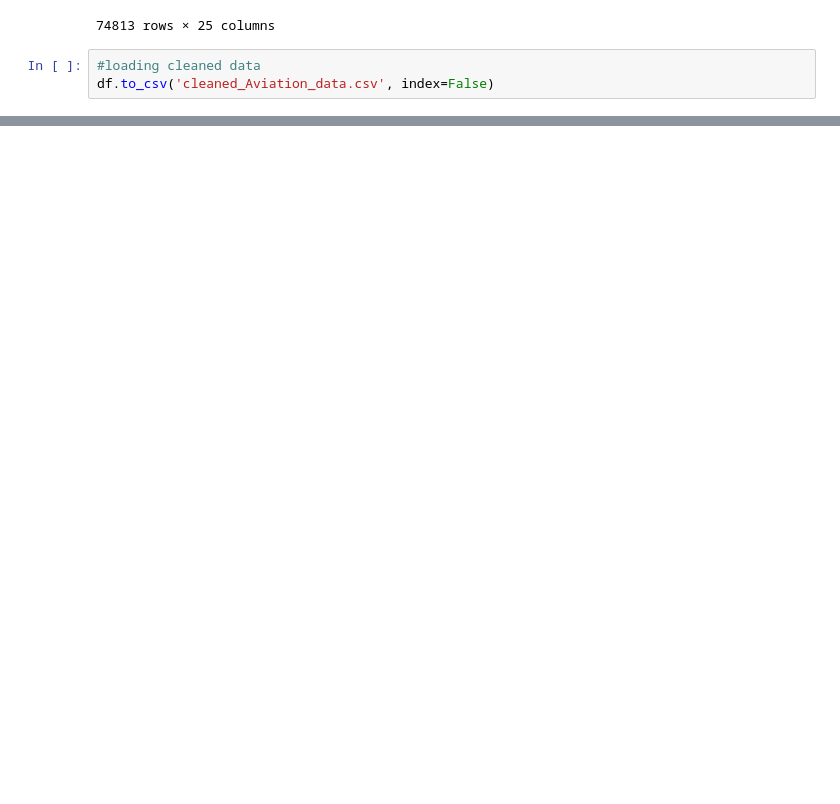
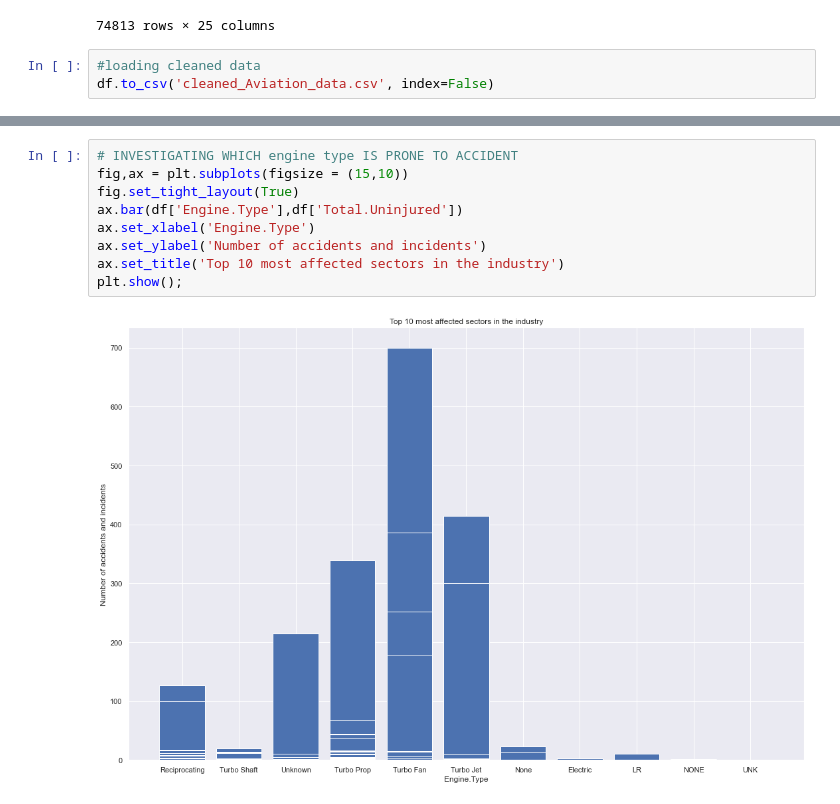
Before and after one commit to sananthonio/phase-1-project., a Jupyter notebook: student.ipynb, the cells around one changed output, grey strips where cells are left out. Cells and saved outputs as stored; diff of their text form; blank space fills up the shorter version.

```diff
--- a/student.ipynb
+++ b/student.ipynb
@@ -206,0 +218,11 @@ plt.show();
+# %%
+# INVESTIGATING WHICH engine type IS PRONE TO ACCIDENT
+fig,ax = plt.subplots(figsize = (15,10))
+fig.set_tight_layout(True)
+ax.bar(df['Engine.Type'],df['Total.Uninjured'])
+ax.set_xlabel('Engine.Type')
+ax.set_ylabel('Number of accidents and incidents')
+ax.set_title('Top 10 most affected sectors in the industry')
+plt.show();
+# %% [output]
+[figure, added]
```
Also changed, not shown: parts of 9 cells of this notebook, 1 other file.
